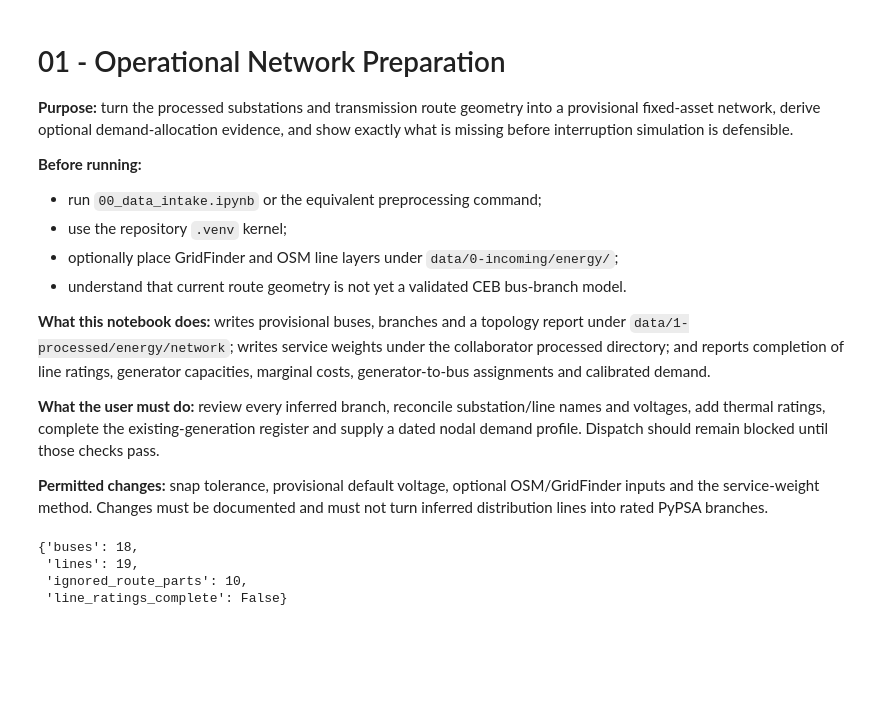
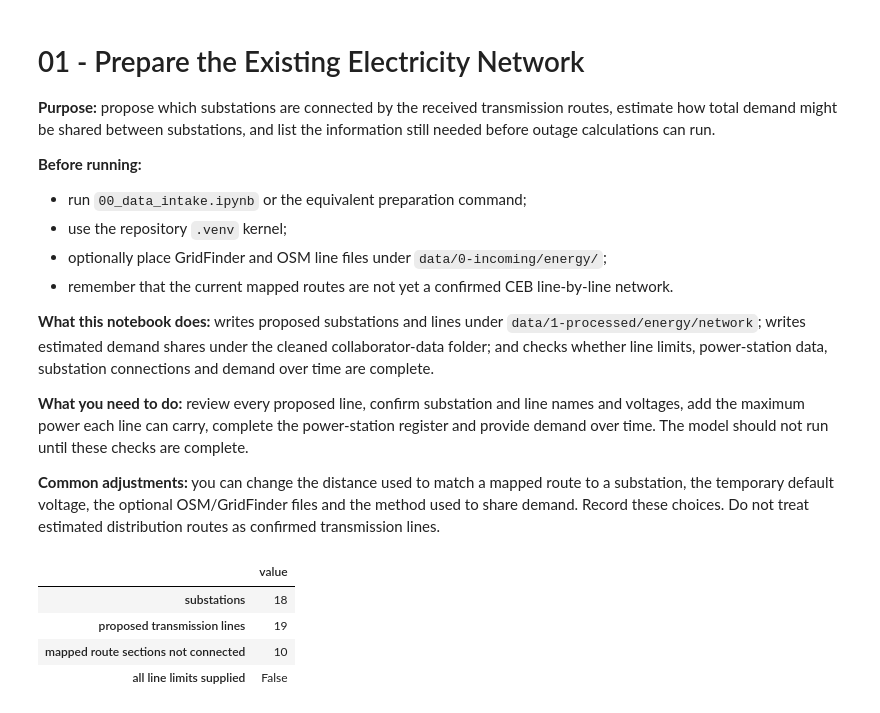
Before and after one commit to cpalazzi/pypsa-earth-mauritius-kestrel, a Jupyter notebook: notebooks/asset_model/01_operational_network.ipynb, the cells around one changed output. Cells and saved outputs as stored; diff of their text form; code cells hidden in the pictures; blank space fills up the shorter version.

```diff
--- a/notebooks/asset_model/01_operational_network.ipynb
+++ b/notebooks/asset_model/01_operational_network.ipynb
@@ -1,53 +1,59 @@
 # %% [markdown]
-# 01 - Operational Network Preparation
+# 01 - Prepare the Existing Electricity Network
 
-**Purpose:** turn the processed substations and transmission route geometry into a provisional fixed-asset network, derive optional demand-allocation evidence, and show exactly what is missing before interruption simulation is defensible.
+**Purpose:** propose which substations are connected by the received transmission routes, estimate how total demand might be shared between substations, and list the information still needed before outage calculations can run.
 
 **Before running:**
 
-- run `00_data_intake.ipynb` or the equivalent preprocessing command;
+- run `00_data_intake.ipynb` or the equivalent preparation command;
 - use the repository `.venv` kernel;
-- optionally place GridFinder and OSM line layers under `data/0-incoming/energy/`;
-- understand that current route geometry is not yet a validated CEB bus-branch model.
+- optionally place GridFinder and OSM line files under `data/0-incoming/energy/`;
+- remember that the current mapped routes are not yet a confirmed CEB line-by-line network.
 
-**What this notebook does:** writes provisional buses, branches and a topology report under `data/1-processed/energy/network`; writes service weights under the collaborator processed directory; and reports completion of line ratings, generator capacities, marginal costs, generator-to-bus assignments and calibrated demand.
+**What this notebook does:** writes proposed substations and lines under `data/1-processed/energy/network`; writes estimated demand shares under the cleaned collaborator-data folder; and checks whether line limits, power-station data, substation connections and demand over time are complete.
 
-**What the user must do:** review every inferred branch, reconcile substation/line names and voltages, add thermal ratings, complete the existing-generation register and supply a dated nodal demand profile. Dispatch should remain blocked until those checks pass.
+**What you need to do:** review every proposed line, confirm substation and line names and voltages, add the maximum power each line can carry, complete the power-station register and provide demand over time. The model should not run until these checks are complete.
 
-**Permitted changes:** snap tolerance, provisional default voltage, optional OSM/GridFinder inputs and the service-weight method. Changes must be documented and must not turn inferred distribution lines into rated PyPSA branches.
+**Common adjustments:** you can change the distance used to match a mapped route to a substation, the temporary default voltage, the optional OSM/GridFinder files and the method used to share demand. Record these choices. Do not treat estimated distribution routes as confirmed transmission lines.
 # %%
 from pathlib import Path
 import json
 
 import geopandas as gpd
 import matplotlib.pyplot as plt
 import pandas as pd
 
 from mu_star_energy.distribution import build_service_weights
 from mu_star_energy.paths import incoming_energy_dir, processed_energy_dir
 from mu_star_energy.topology import build_substation_topology
 
 COLLABORATOR_DIR = processed_energy_dir() / "collaborator"
 NETWORK_DIR = processed_energy_dir() / "network"
 NETWORK_DIR.mkdir(parents=True, exist_ok=True)
 
 substations = gpd.read_parquet(COLLABORATOR_DIR / "substations.parquet")
 routes = gpd.read_parquet(COLLABORATOR_DIR / "transmission_routes.parquet")
 result = build_substation_topology(substations, routes, snap_tolerance_m=2500, default_voltage_kv=66)
 
 result.buses.to_parquet(NETWORK_DIR / "buses.parquet")
 result.lines.to_parquet(NETWORK_DIR / "lines.parquet")
 report = {
     "buses": len(result.buses),
     "lines": len(result.lines),
     "ignored_route_parts": result.ignored_route_parts,
     "line_ratings_complete": bool(not result.lines.empty and result.lines["s_nom_mva"].notna().all()),
 }
 (NETWORK_DIR / "topology_report.json").write_text(json.dumps(report, indent=2))
-report
+display(pd.Series({
+    "substations": report["buses"],
+    "proposed transmission lines": report["lines"],
+    "mapped route sections not connected": report["ignored_route_parts"],
+    "all line limits supplied": report["line_ratings_complete"],
+}).to_frame("value"))
 # %% [output]
-{'buses': 18,
- 'lines': 19,
- 'ignored_route_parts': 10,
- 'line_ratings_complete': False}
+|  | value |
+| substations | 18 |
+| proposed transmission lines | 19 |
+| mapped route sections not connected | 10 |
+| all line limits supplied | False |
 # %% [markdown]
```
Also changed, not shown: parts of 7 cells of this notebook, 26 other files.
